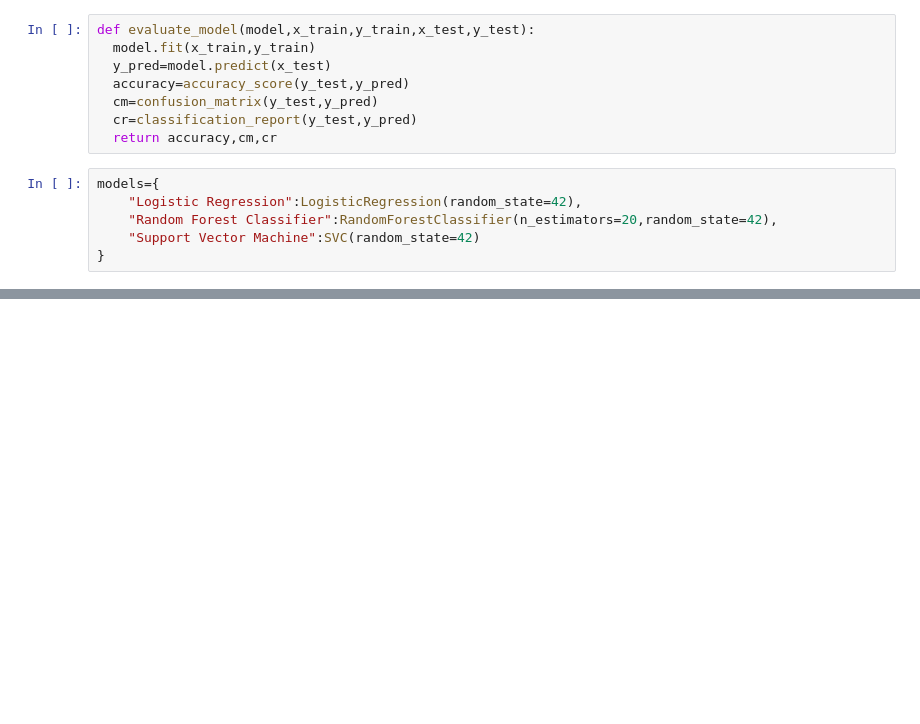
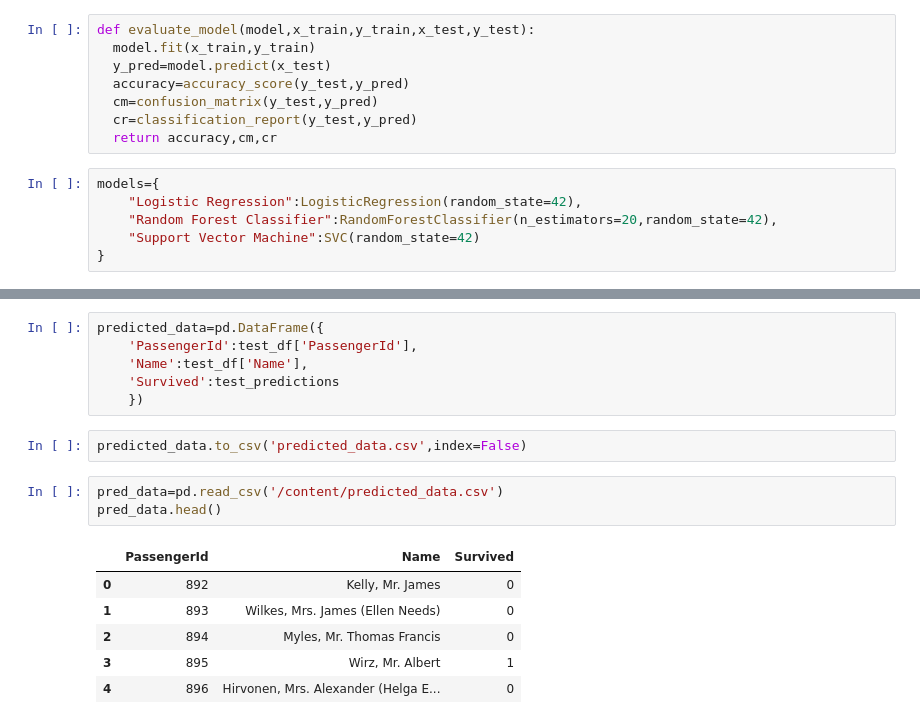
Before and after one commit to Madan1512/Niyata_Infotech_Task, a Jupyter notebook: Task_4.ipynb, the cells around one changed output, grey strips where cells are left out. Saved outputs shown, nothing was run; the diff lists cells and outputs as text; blank space fills up the shorter version.

Commit message:
Updated with the Predicted output

```diff
--- a/Task_4.ipynb
+++ b/Task_4.ipynb
@@ -199,0 +219,18 @@ weighted avg       0.69      0.66      0.61       179
+# %%
+predicted_data=pd.DataFrame({
+    'PassengerId':test_df['PassengerId'],
+    'Name':test_df['Name'],
+    'Survived':test_predictions
+    })
+# %%
+predicted_data.to_csv('predicted_data.csv',index=False)
+# %%
+pred_data=pd.read_csv('/content/predicted_data.csv')
+pred_data.head()
+# %% [output]
+|  | PassengerId | Name | Survived |
+| 0 | 892 | Kelly, Mr. James | 0 |
+| 1 | 893 | Wilkes, Mrs. James (Ellen Needs) | 0 |
+| 2 | 894 | Myles, Mr. Thomas Francis | 0 |
+| 3 | 895 | Wirz, Mr. Albert | 1 |
+| 4 | 896 | Hirvonen, Mrs. Alexander (Helga E... | 0 |
```
Also changed, not shown: parts of 3 cells of this notebook.
